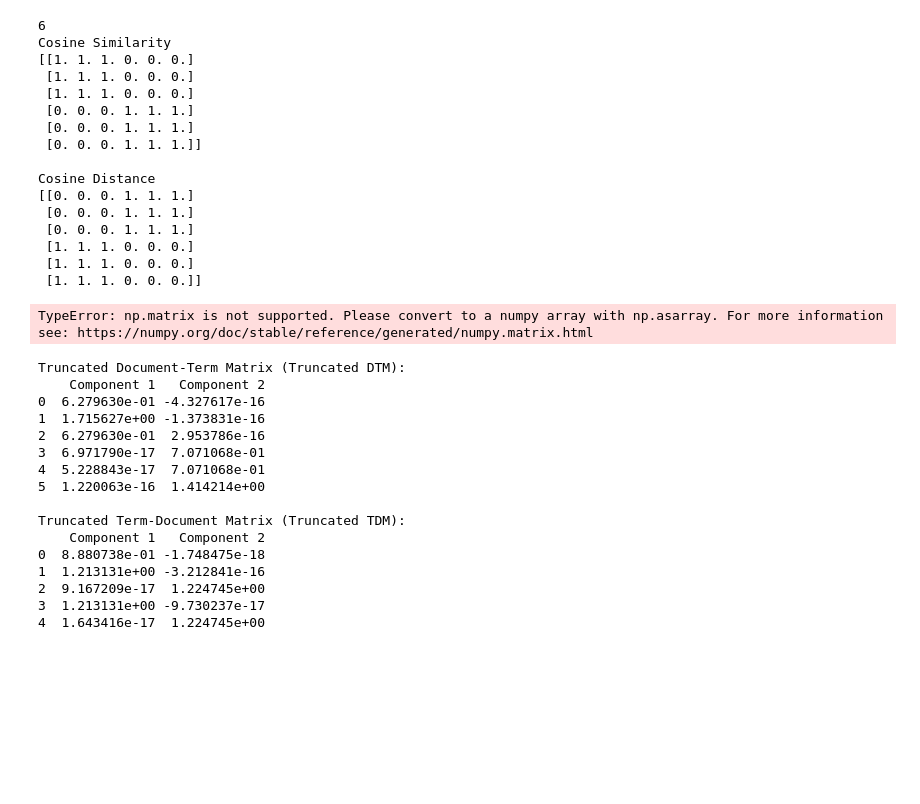
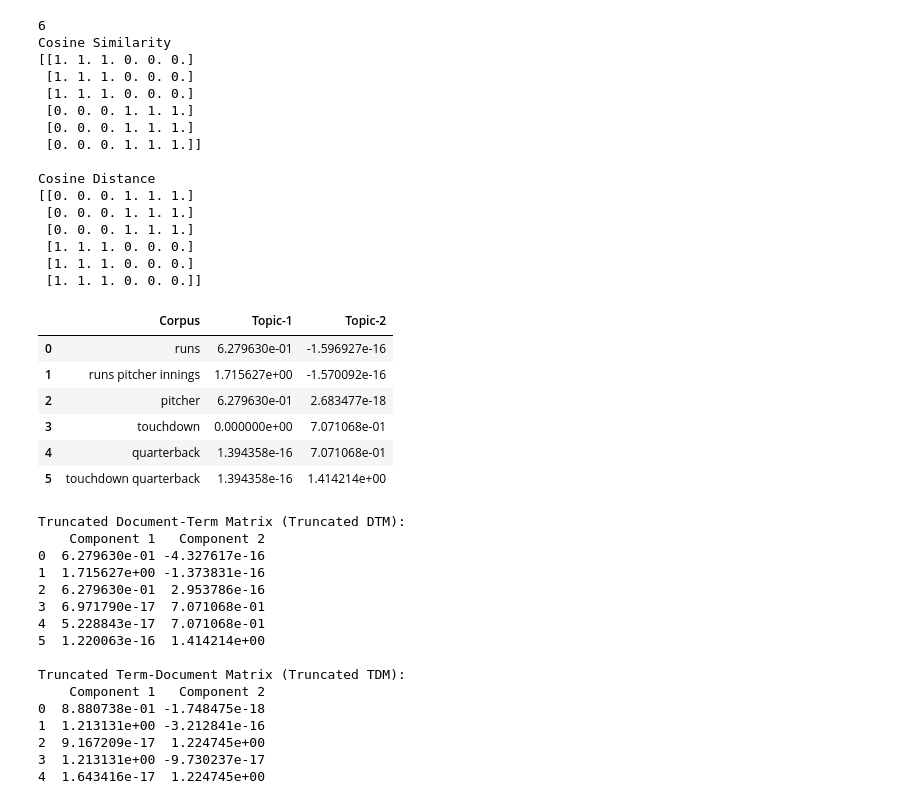
Before and after one commit to aleszcz/Aleks_portfolio, a Jupyter notebook: HM4_updated.ipynb, the cells around one changed output. Drawn from its saved outputs; the diff is of its cells as text; code cells hidden in the pictures; blank space fills up the shorter version.

```diff
--- a/HM4_updated.ipynb
+++ b/HM4_updated.ipynb
@@ -1167,14 +1167,16 @@ print(df)
 5  0.000000  0.816497
 # %%
 # other choice is to use Scikitlearn computes svd and truncates
-#here is some mistake becose it gives different answere that from above
+#here is some mistake because it gives different answer that from above
 
 from sklearn.decomposition import TruncatedSVD
 sigma_signifant_num = 2
 
+array_as_array = np.asarray(bag_of_words.todense())
 
 svd = TruncatedSVD(n_components=sigma_signifant_num)
-lsa = svd.fit_transform(bag_of_words.todense())
+lsa = svd.fit_transform(array_as_array)
+
 
 print(lsa)
 # %% [output]
@@ -1271,21 +1278,20 @@ Cosine Distance
 # %%
 #something
 import pandas as pd
 
-from sklearn.decomposition import TruncatedSVD
-sigma_signifant_num = 2
 
-
-svd = TruncatedSVD(n_components=sigma_signifant_num)
-lsa = svd.fit_transform(bag_of_words.todense())
-
-print(lsa)
 
 topic_encoded_df = pd.DataFrame(lsa, columns= ["Topic-1", "Topic-2"])
 topic_encoded_df["Corpus"]= documents
 display(topic_encoded_df[['Corpus', 'Topic-1', 'Topic-2']])
 # %% [output]
-TypeError: np.matrix is not supported. Please convert to a numpy array with np.asarray. For more information see: https://numpy.org/doc/stable/reference/generated/numpy.matrix.html
+|  | Corpus | Topic-1 | Topic-2 |
+| 0 | runs | 6.279630e-01 | -1.596927e-16 |
+| 1 | runs pitcher innings | 1.715627e+00 | -1.570092e-16 |
+| 2 | pitcher | 6.279630e-01 | 2.683477e-18 |
+| 3 | touchdown | 0.000000e+00 | 7.071068e-01 |
+| 4 | quarterback | 1.394358e-16 | 7.071068e-01 |
+| 5 | touchdown quarterback | 1.394358e-16 | 1.414214e+00 |
 # %%
 #correct Q 3 of Problem 5
 from sklearn.decomposition import TruncatedSVD
```
Also changed, not shown: parts of 1 cell of this notebook.
